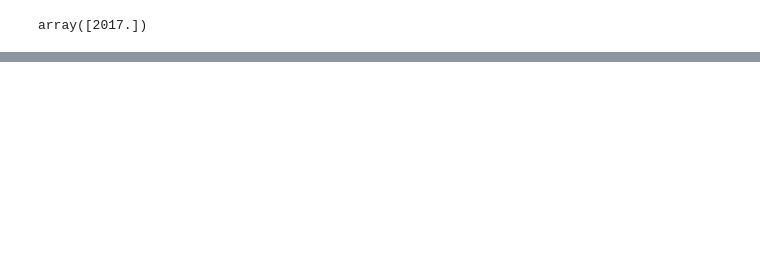
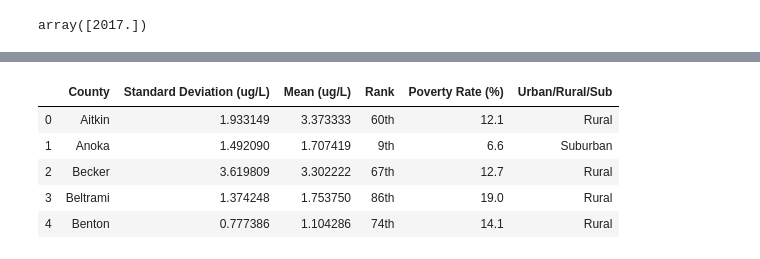
Before and after one commit to bkaczmarczik28/MN-Drinking-Water-Quality, a Jupyter notebook: PovertyByCounty.ipynb, the cells around one changed output, grey strips where cells are left out. Saved outputs shown, nothing was run; the diff lists cells and outputs as text; code cells hidden in the pictures; blank space fills up the shorter version.

```diff
--- a/PovertyByCounty.ipynb
+++ b/PovertyByCounty.ipynb
@@ -296,0 +307,4 @@ arsenic_df["County Served"].nunique()
+# %%
+county_grouped = arsenic_df.groupby(["County"])
+mean_concentration = county_grouped.mean()["Mean (ug/L)"]
+#average_max_concentration = county_grouped.mean()["Max (ug/L)"]
@@ -296,0 +331,3 @@ arsenic_df["County Served"].nunique()
+# %%
+county_combined = pd.merge(ByCounty_df,county_pov_df, on = "County", how = "outer")
+county_combined.head()
@@ -296,0 +341,7 @@ arsenic_df["County Served"].nunique()
+# %%
+county_grouped = arsenic_df.groupby(["County"])
+sd_concentration = county_grouped.std()["Mean (ug/L)"]
+
+ByCounty1_df = pd.DataFrame(sd_concentration)
+ByCounty1_df = ByCounty1_df.reset_index()
+ByCounty1_df.head()
@@ -296,0 +355,12 @@ arsenic_df["County Served"].nunique()
+# %%
+ByCounty1_df = ByCounty1_df.rename(columns = {"Mean (ug/L)":"Standard Deviation (ug/L)"})
+
+county_combined = pd.merge(ByCounty1_df,county_combined, on = "County", how = "outer")
+county_combined.head()
+# %% [output]
+|  | County | Standard Deviation (ug/L) | Mean (ug/L) | Rank | Poverty Rate (%) | Urban/Rural/Sub |
+| 0 | Aitkin | 1.933149 | 3.373333 | 60th | 12.1 | Rural |
+| 1 | Anoka | 1.492090 | 1.707419 | 9th | 6.6 | Suburban |
+| 2 | Becker | 3.619809 | 3.302222 | 67th | 12.7 | Rural |
+| 3 | Beltrami | 1.374248 | 1.753750 | 86th | 19.0 | Rural |
+| 4 | Benton | 0.777386 | 1.104286 | 74th | 14.1 | Rural |
```
Also changed, not shown: parts of 14 cells of this notebook.
